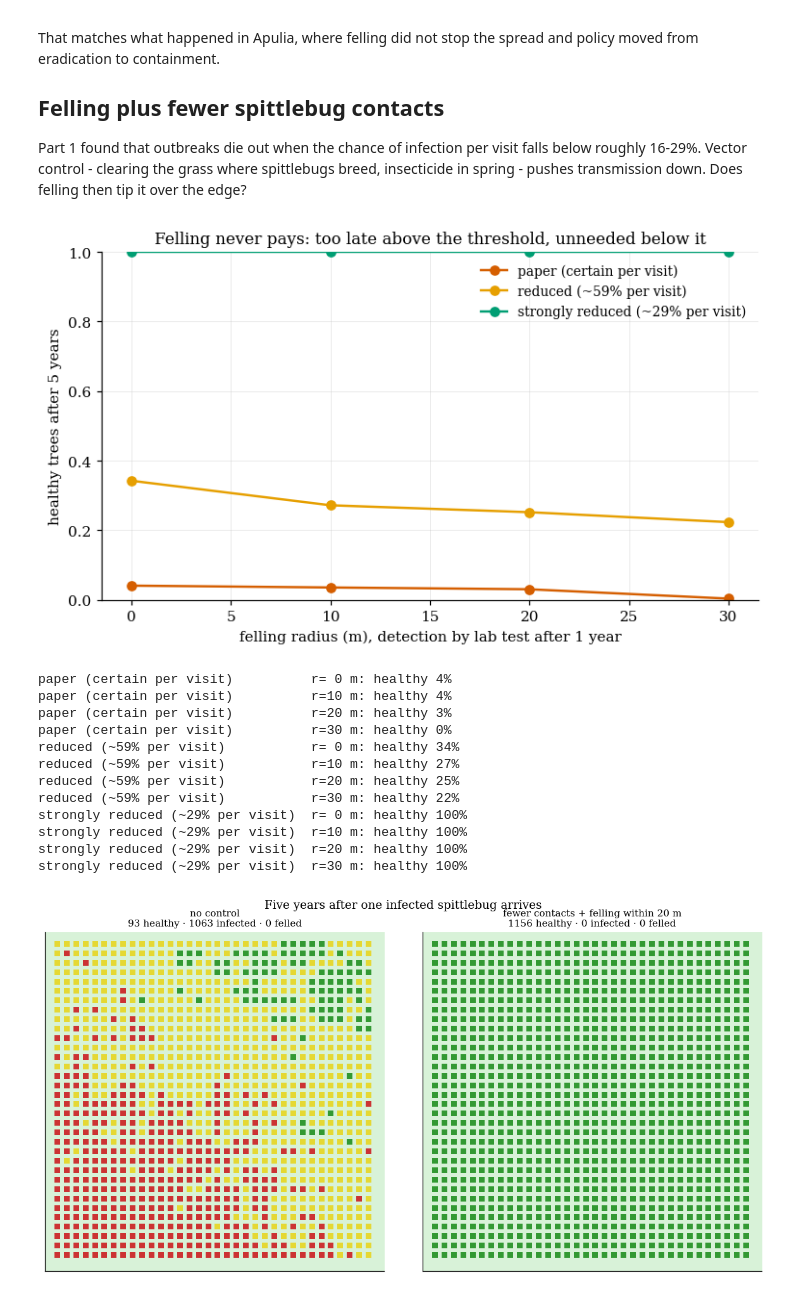
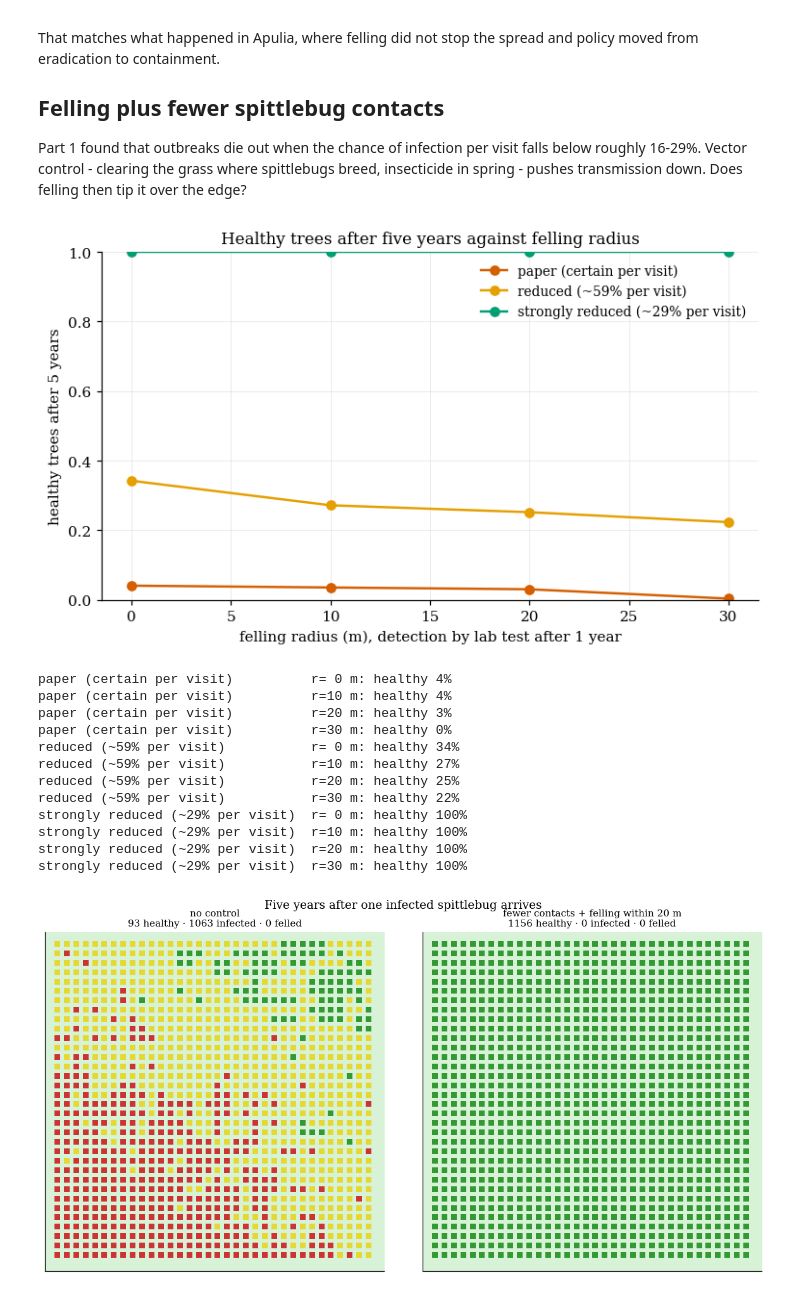
Before and after one commit to kevingrainger/Portfolio, a Jupyter notebook: 002-olive-grove-xylella/olive_grove_02_felling.ipynb, the cells around one changed output. Drawn from its saved outputs; the diff is of its cells as text; code cells hidden in the pictures.

Commit message:
002: plain figure titles, three new figures (coupled pair, season occupancy, spacing groves), clearer multilevel Monte Carlo pairing

```diff
--- a/002-olive-grove-xylella/olive_grove_02_felling.ipynb
+++ b/002-olive-grove-xylella/olive_grove_02_felling.ipynb
@@ -102,28 +102,28 @@ in spring - pushes transmission down. Does felling then tip it over the edge?
 # %%
 levels = {'paper (certain per visit)': 1.0, 'reduced (~59% per visit)': 0.002, 'strongly reduced (~29% per visit)': 0.0006}
 radii_vc = [0, 10, 20, 30]
 vc = {}
 for name, susceptibility in levels.items():
     for r in radii_vc:
         runs = run_ensemble(365 * 5, range(6), tree_susceptibility=susceptibility,
                             felling_radius=r, detection_delay=365, **GROVE)
         vc[(name, r)] = np.median([x['S'][-1] for x in runs])
 
 fig, ax = plt.subplots(figsize=(7, 4.2))
 for (name, _), colour in zip(levels.items(), [figstyle.PALETTE[1], figstyle.PALETTE[4], figstyle.PALETTE[2]]):
     ax.plot(radii_vc, [vc[(name, r)] for r in radii_vc], 'o-', color=colour, label=name)
 ax.set_xlabel('felling radius (m), detection by lab test after 1 year')
 ax.set_ylabel('healthy trees after 5 years')
 ax.set_ylim(0, 1)
-ax.set_title('Felling never pays: too late above the threshold, unneeded below it')
+ax.set_title('Healthy trees after five years against felling radius')
 ax.legend()
 fig.tight_layout()
 figstyle.save(fig, 'figures/fig7_vector_control')
 plt.show()
 for (name, r), v in vc.items():
     print(f"{name:34s} r={r:2d} m: healthy {v:.0%}")
 # %% [output]
-[figure, old version]
+[figure, new version]
 paper (certain per visit)          r= 0 m: healthy 4%
 paper (certain per visit)          r=10 m: healthy 4%
 paper (certain per visit)          r=20 m: healthy 3%
```
Also changed, not shown: 24 other files.
